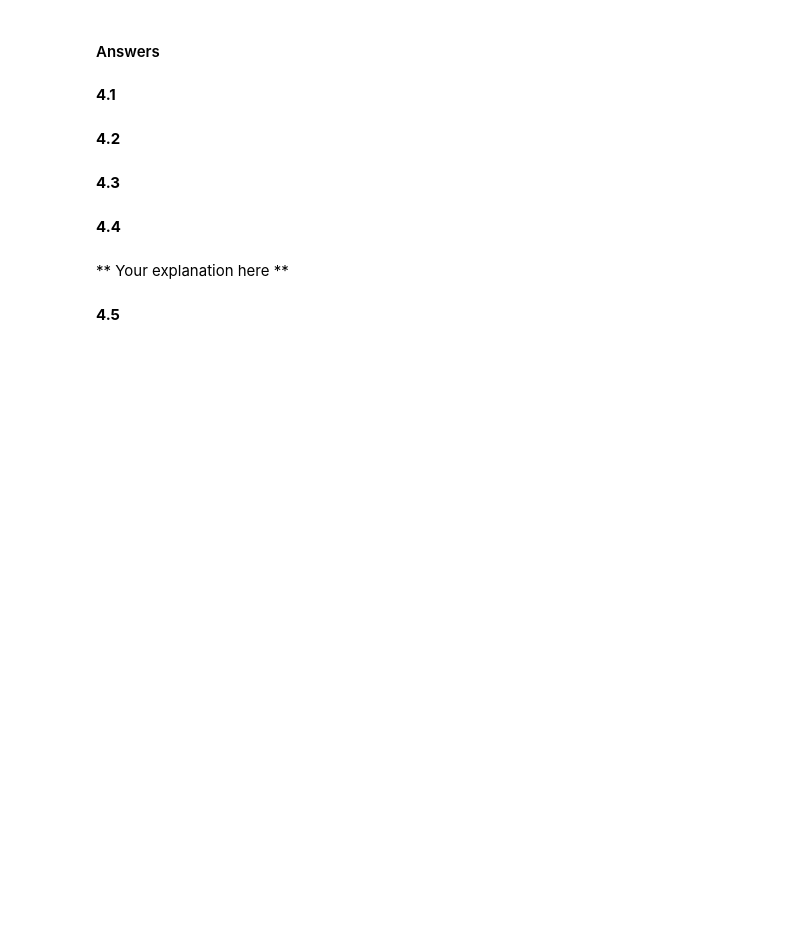
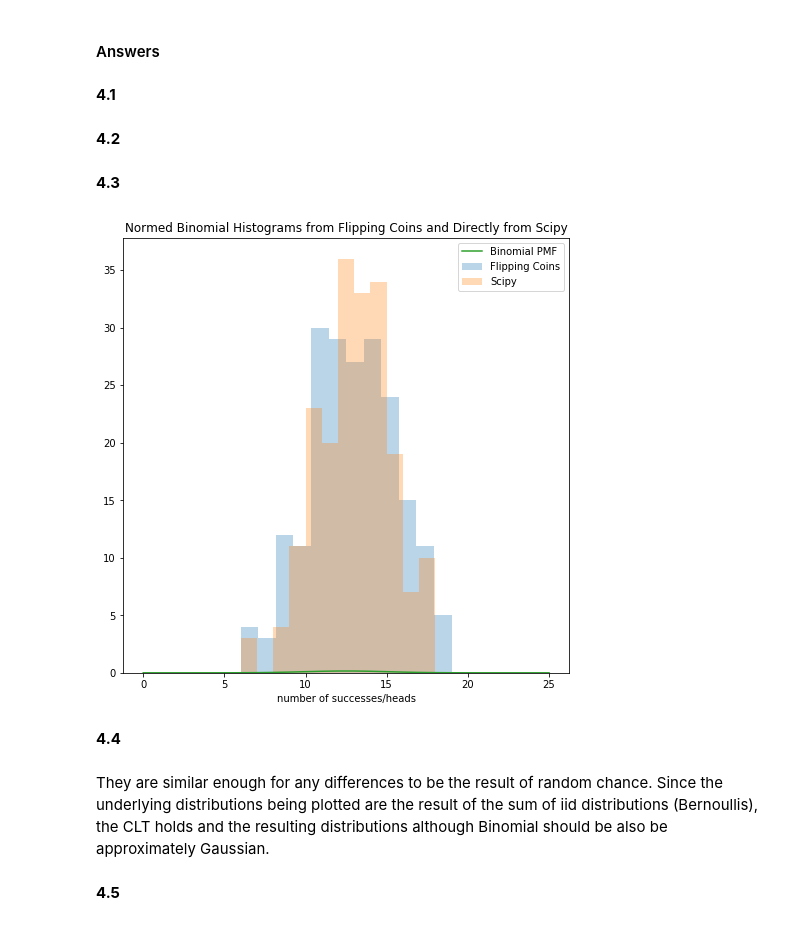
Before and after one commit to xingstar97/Harvard_CS109, a Jupyter notebook: hw0/cs109a_hw0.ipynb, the cells around one changed output. Saved outputs shown, nothing was run; the diff lists cells and outputs as text; code cells hidden in the pictures; blank space fills up the shorter version.

```diff
--- a/hw0/cs109a_hw0.ipynb
+++ b/hw0/cs109a_hw0.ipynb
@@ -246,2 +510,16 @@ Let's use our coin-flipping machinery to do some experimentation with the binomi
+# %%
+def sample_binomial2(n : int, size : int = 1, p : float = 0.5) -> list:
+    """
+    Generate a list of observations with each observation being the number of successes out of n trials with success
+    probability p
+    Args:
+        n: number of trials
+        size:  The number of observations
+        p: Probability of success in each trial
+
+    Returns:
+        A list of observations each one being the total number successes out of n trials
+    """
+    return scipy.stats.binom.rvs(n, p, size=size)
 # %% [markdown]
 **4.3**
@@ -250,6 +526,26 @@ Let's use our coin-flipping machinery to do some experimentation with the binomi
+# %%
+binomial_trials1 = sample_binomial1(n=25, size=200)
+binomial_trials2 = sample_binomial2(n=25, size=200, p = 0.5)
+
+def plot_binomial_trials(ax, mean_samples, labels):
+    [ax.hist(sample,alpha=0.3, label=labels[i], bins=12) for i, sample in enumerate(mean_samples)]
+
+    binomial = scipy.stats.binom.pmf(range(26),25, 0.5)
+    ax.plot(binomial, label="Binomial PMF")
+    ax.set_xlabel("number of successes/heads")
+    ax.set_title("Normed Binomial Histograms from Flipping Coins and Directly from Scipy");
+    ax.legend();
+    return ax
+
+binomial_trials = [binomial_trials1, binomial_trials2]
+labels = ["Flipping Coins", "Scipy"]
+fig, ax = plt.subplots(figsize=(8,8))
+plot_binomial_trials(ax, binomial_trials, labels);
+# %% [output]
+[figure, added]
 # %% [markdown]
 **4.4**
-# %% [markdown]
-** Your explanation here **
+# %% [markdown]
+They are similar enough for any differences to be the result of random chance.  Since the underlying distributions being plotted are the result of the sum of iid distributions (Bernoullis), the CLT holds and the resulting distributions although Binomial should be also be approximately Gaussian.
 # %% [markdown]
 **4.5**
```
Also changed, not shown: parts of 93 cells of this notebook, 13 other files.
